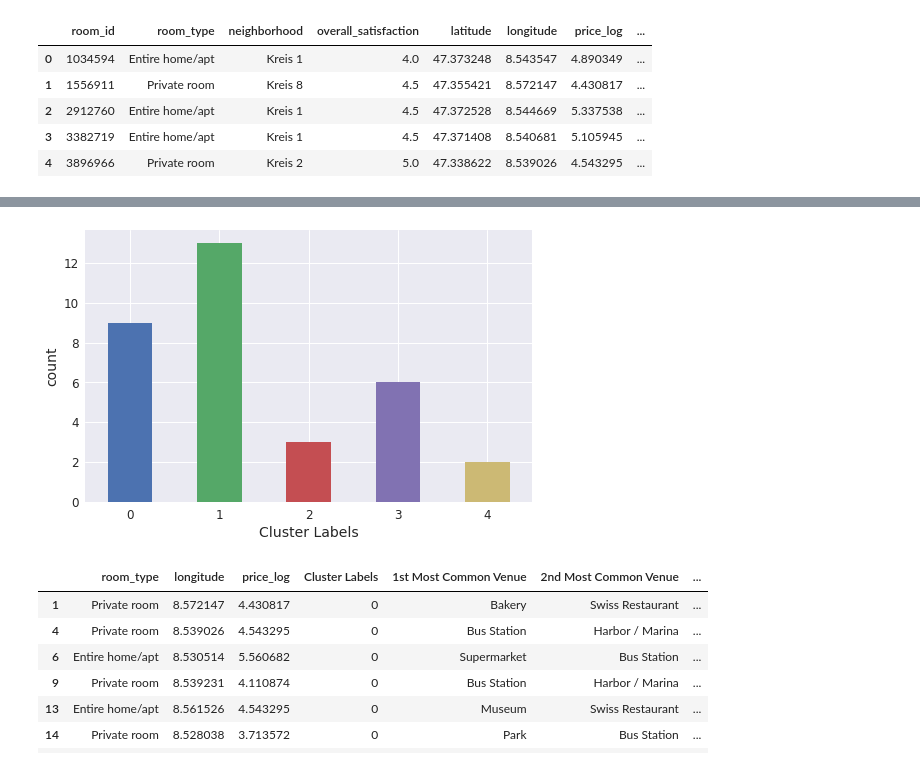
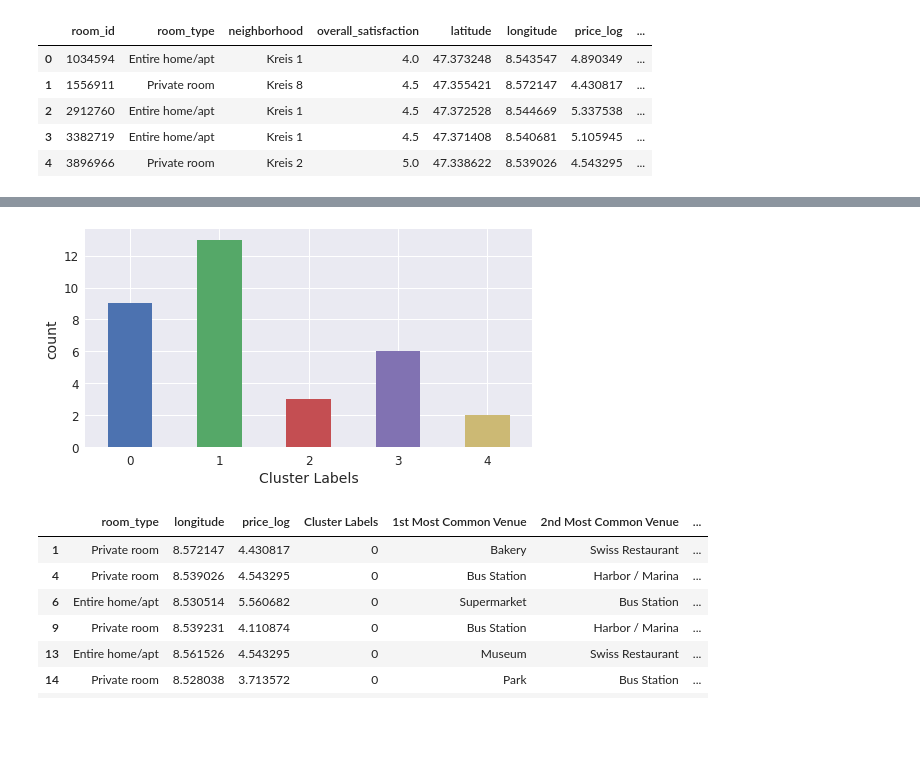
Before and after one commit to georchat/airbnb-listings-recommender, a Jupyter notebook: DP0701EN-Capstone-Project-Notebook.ipynb, the cells around one changed output, grey strips where cells are left out. Cells and saved outputs as stored; diff of their text form; code cells hidden in the pictures; blank space fills up the shorter version.

```diff
--- a/DP0701EN-Capstone-Project-Notebook.ipynb
+++ b/DP0701EN-Capstone-Project-Notebook.ipynb
@@ -943,12 +943,12 @@ map_clusters
 # %% [output]
 [interactive output not drawn]
 # %%
-zurich_merged.groupby('Cluster Labels')['room_id'].count().plot(kind='bar', figsize=(8,5))
+zurich_merged.groupby('Cluster Labels')['room_id'].count().plot(kind='bar', figsize=(8, 4))
 plt.xticks(rotation=0)
 plt.ylabel('count')
 plt.show()
 # %% [output]
-[figure, old version]
+[figure, new version]
 # %%
 zurich_merged.loc[zurich_merged['Cluster Labels'] == 0, zurich_merged.columns[[1] + list(range(5, zurich_merged.shape[1]))]]
 # %% [output]
```
Also changed, not shown: parts of 2 cells of this notebook.
